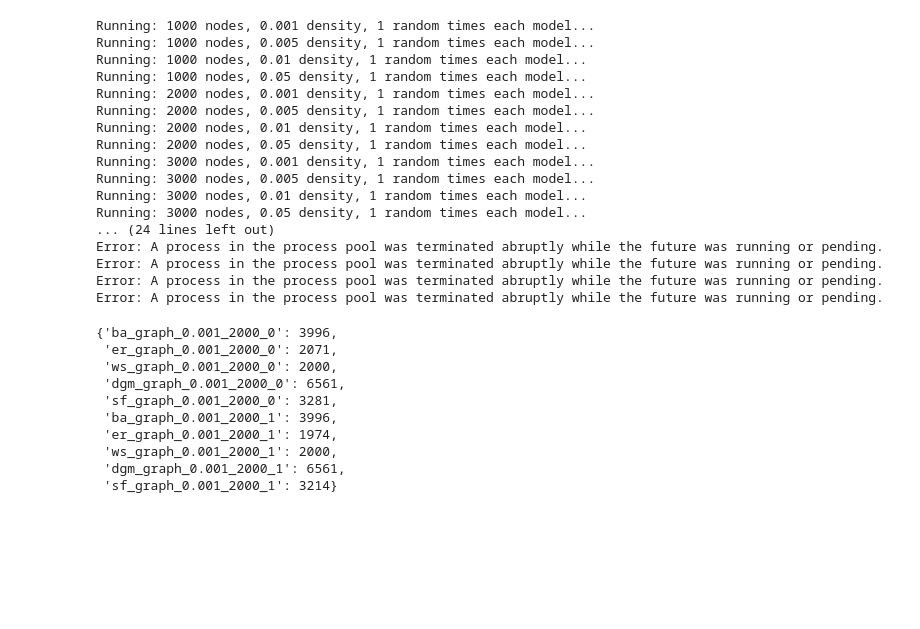
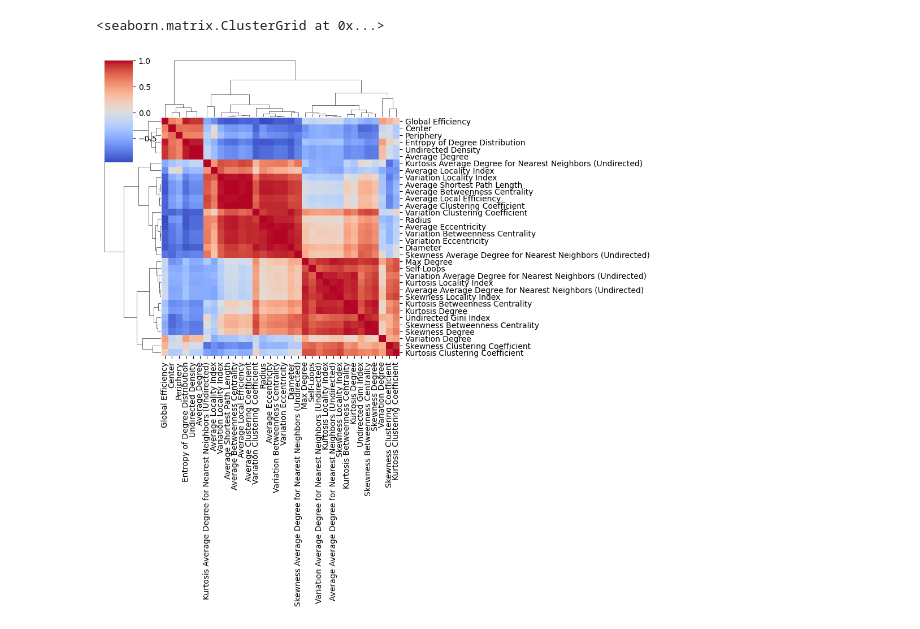
Before and after one commit to freyrelab/netective, a Jupyter notebook: Applications/synthetic_characterization.ipynb, the cells around one changed output. Drawn from its saved outputs; the diff is of its cells as text; code cells hidden in the pictures; blank space fills up the shorter version.

Commit message:
synthetic assessment

```diff
--- a/Applications/synthetic_characterization.ipynb
+++ b/Applications/synthetic_characterization.ipynb
@@ -132,40 +0,0 @@ def run_parallel(f, my_iter, workers):
-# %%
-for name, data_dict in run_parallel(synthetic_charact, input_datasets, 10).items():
-        for name, data in data_dict.items():
-            with open(f'{name}.pkl', 'wb') as f:
-                pickle.dump(data, f)
-# %% [output]
-Running: 1000 nodes, 0.001 density, 1 random times each model...
-Running: 1000 nodes, 0.005 density, 1 random times each model...
-Running: 1000 nodes, 0.01 density, 1 random times each model...
-Running: 1000 nodes, 0.05 density, 1 random times each model...
-Running: 2000 nodes, 0.001 density, 1 random times each model...
-Running: 2000 nodes, 0.005 density, 1 random times each model...
-Running: 2000 nodes, 0.01 density, 1 random times each model...
-Running: 2000 nodes, 0.05 density, 1 random times each model...
-Running: 3000 nodes, 0.001 density, 1 random times each model...
-Running: 3000 nodes, 0.005 density, 1 random times each model...
-Running: 3000 nodes, 0.01 density, 1 random times each model...
-Running: 3000 nodes, 0.05 density, 1 random times each model...
-... (24 lines left out)
-Error: A process in the process pool was terminated abruptly while the future was running or pending.
-Error: A process in the process pool was terminated abruptly while the future was running or pending.
-Error: A process in the process pool was terminated abruptly while the future was running or pending.
-Error: A process in the process pool was terminated abruptly while the future was running or pending.
-# %%
-# open pickle file
-with open('edges_0.001_2000.pkl', 'rb') as f:
-    scalar_raw = pickle.load(f)
-
-scalar_raw
-# %% [output]
-{'ba_graph_0.001_2000_0': 3996,
- 'er_graph_0.001_2000_0': 2071,
- 'ws_graph_0.001_2000_0': 2000,
- 'dgm_graph_0.001_2000_0': 6561,
- 'sf_graph_0.001_2000_0': 3281,
- 'ba_graph_0.001_2000_1': 3996,
- 'er_graph_0.001_2000_1': 1974,
- 'ws_graph_0.001_2000_1': 2000,
- 'dgm_graph_0.001_2000_1': 6561,
- 'sf_graph_0.001_2000_1': 3214}
@@ -171,0 +8,18 @@ scalar_raw
+# %%
+import pickle
+import pandas as pd
+
+with open('scalar_networknorm_0.01_5000.pkl', 'rb') as f:
+    scalar_raw = pickle.load(f)
+
+df = pd.DataFrame.from_dict(scalar_raw).T
+df = df.dropna(axis=1)
+df = df.corr()
+df.dropna(axis=1, how='all', inplace=True)
+df.dropna(axis=0, how='all', inplace=True)
+# %%
+import seaborn as sns
+sns.clustermap(df,xticklabels=True, yticklabels=True, cmap='coolwarm')
+# %% [output]
+<seaborn.matrix.ClusterGrid at 0x...>
+[figure, added]
```
Also changed, not shown: parts of 16 cells of this notebook, 45 other files.
